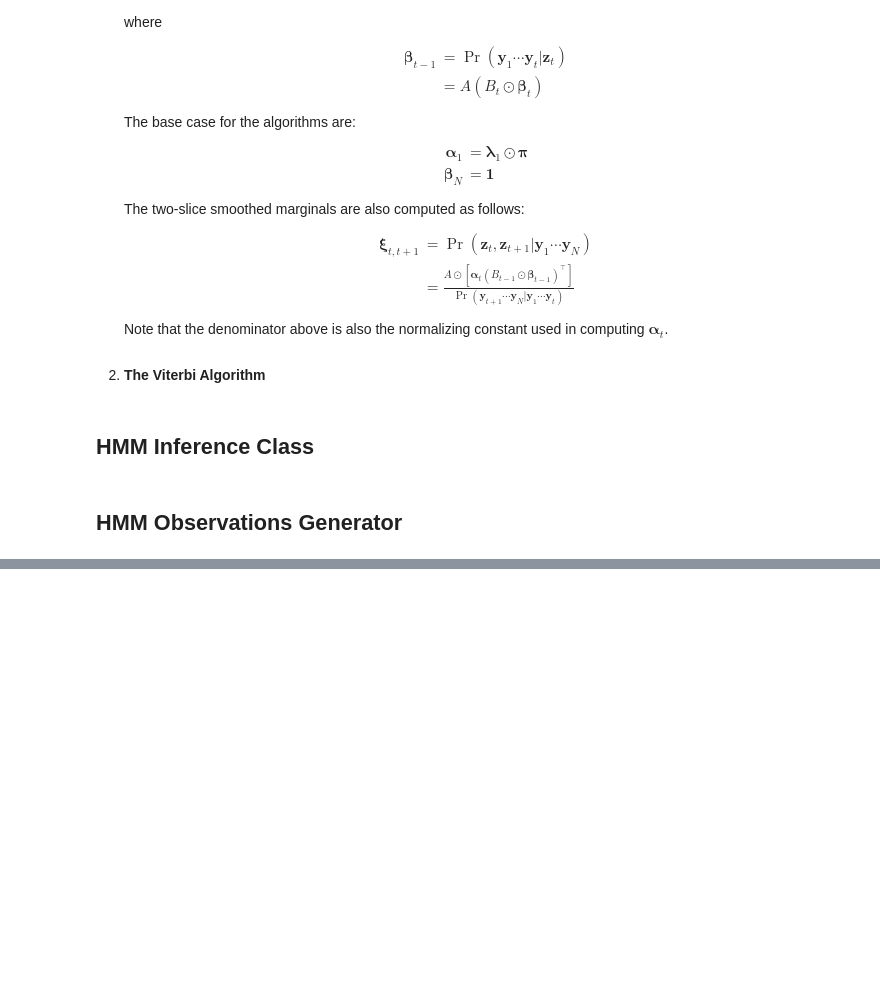
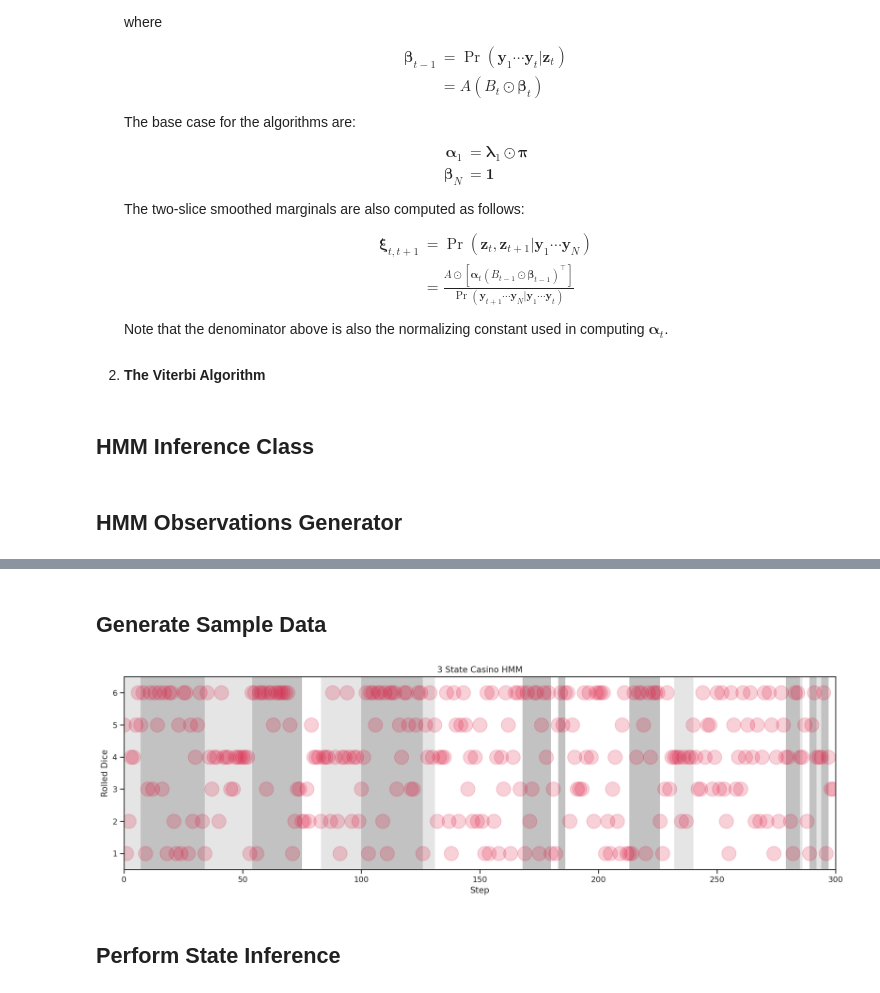
Before and after one commit to CorpuzKB/PML-Advance-Topics-notebooks, a Jupyter notebook: HMM_Inference__TensorFlow.ipynb, the cells around one changed output, grey strips where cells are left out. Saved outputs shown, nothing was run; the diff lists cells and outputs as text; code cells hidden in the pictures; blank space fills up the shorter version.

```diff
--- a/HMM_Inference__TensorFlow.ipynb
+++ b/HMM_Inference__TensorFlow.ipynb
@@ -296,0 +183,14 @@ plt.show()
+# %% [markdown]
+## Generate Sample Data
+# %%
+num_batches = 1
+num_steps = 300
+true_states, observations = HMM_Generator(transition_distribution, emission_distribution, emission_params, initial_distribution, num_steps, num_batches)
+plt.figure(figsize=(18, 5))
+plt.imshow(true_states[None, 0, :, 0], extent=(0, num_steps, 0, 7), cmap='Greys', alpha=0.24, aspect='auto')
+plt.scatter(tf.range(num_steps), observations[0] + 1, color="crimson", alpha=0.2, s=400)
+plt.title("{} State Casino HMM".format(num_states)); plt.ylabel('Rolled Dice');  plt.xlabel('Step'); plt.ylim(0.5, 6.5); plt.show()
+# %% [output]
+[figure, added]
+# %% [markdown]
+## Perform State Inference
```
Also changed, not shown: parts of 40 cells of this notebook.
